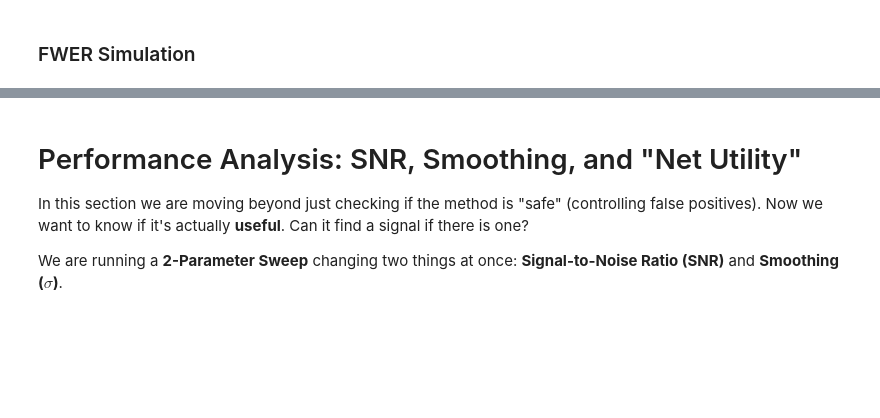
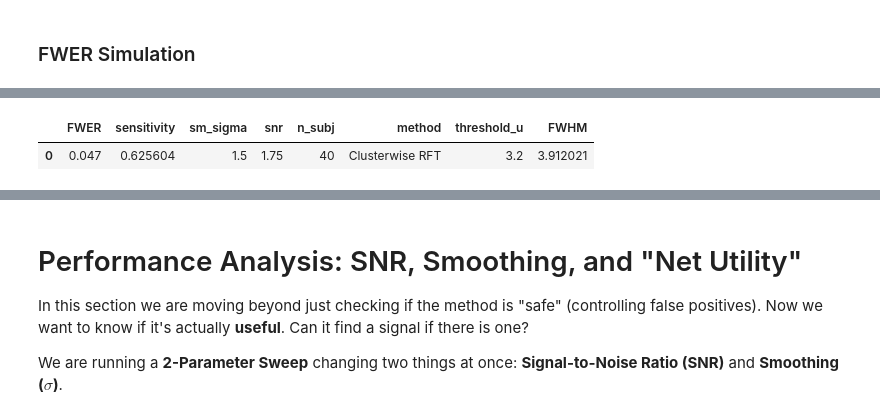
Before and after one commit to lt22412/group_project, a Jupyter notebook: Clusterwise_RFT/Clusterwise_RFT.ipynb, the cells around one changed output, grey strips where cells are left out. Cells and saved outputs as stored; diff of their text form; code cells hidden in the pictures; blank space fills up the shorter version.

```diff
--- a/Clusterwise_RFT/Clusterwise_RFT.ipynb
+++ b/Clusterwise_RFT/Clusterwise_RFT.ipynb
@@ -659,7 +646,7 @@ for threshold in thresholds:
     exp_N = hf.cal_exp_voxels_above_threshold(vol_size, threshold)
     exp_m = hf.compute_expected_clusters(vol_size, W, threshold, D)
     beta = hf.cal_beta_parameter(exp_m, exp_N, D)
-    k_c = np.ceil(hf.compute_critical_cluster_size(exp_m, beta, D, fwer_alpha))
+    k_c = np.ceil(hf.compute_critical_cluster_size(exp_m, beta, D))
 
     ref = table1_kc.get(round(threshold, 1), "-")
     print(f"{threshold:<6.1f}{exp_m:<10.2f}{exp_N:<10.2f}{beta:<10.4f}{k_c:<10.0f}{ref}")
@@ -688,7 +675,7 @@ hf.rng = np.random.default_rng(seed=2026)
 detect_counts = []
 sig_counts = []
 
-threshold = 2.6
+threshold = 3
 no_simulation = 500
 n_subj_list          = [2,5,7,10,15,20,30,45,60]
 for n_subj in n_subj_list:
@@ -721,7 +727,8 @@ hf.rng = np.random.default_rng(seed=2026)
 
 def clusterwise_RFT_Full_Test(sm_sigma_list, snr_list, n_subj_list, threshold_u_list, overlap_threshold,
                                img_side_length=64, signal_radius=6,
-                               no_simulation=10000, fwer_alpha=0.05):
+                               no_simulation=1000, fwer_alpha=0.05,method="normal"):
+    print(f"{method}")
     results_df = pd.DataFrame(columns=["FWER", "sensitivity", "sm_sigma", "snr", "n_subj", "method", "threshold_u", "FWHM"])
 
     combos = [(s, snr, n, u)
@@ -738,7 +745,7 @@ def clusterwise_RFT_Full_Test(sm_sigma_list, snr_list, n_subj_list, threshold_u_
         for i in range(no_simulation):
             FWHM, tmap, res_map, df, true_mask = hf.simulate_one_tmap_test(
                 n_subj=n_sub, img_side_length=img_side_length,
-                smoothing_sigma=sm_sigma, snr=snr, signal_radius=signal_radius)
+                smoothing_sigma=sm_sigma, snr=snr, signal_radius=signal_radius,method=method)
             zmap = hf.tmap_to_zmap(tmap, df)
             detect_labeled, detect_num_clusters, cluster_sizes, sig_labeled, sig_num_clusters = \
                 hf.Rft_clusterwise_indentification(zmap, res_map, u, fwer_alpha)
@@ -779,9 +786,13 @@ signal_radius   = 6
 
 sm_sigma_list    = [0, 0.1, 0.25, 0.5, 0.75, 1.0, 1.25, 1.5, 1.75, 2.0, 2.25, 2.5, 2.75, 3.0]
 snr_list         = [0, 0.1, 0.25, 0.5, 0.75, 1.0, 1.25, 1.5, 1.75, 2.0, 2.25, 2.5, 2.75, 3.0]
-n_subj_list      = [2, 5, 7, 10, 15, 20, 30, 45, 60]
-threshold_u_list = [3]
-no_simulation = 250
+# n_subj_list      = [2, 5, 7, 10, 15, 20, 30, 45, 60]
+threshold_u_list = [3.2]
+no_simulation    = 1000
+sm_sigma_list    = [1.5]
+snr_list         = [1.75]
+n_subj_list      = [40]
+
 
 results_overlap0_df = clusterwise_RFT_Full_Test(
     sm_sigma_list,
@@ -789,7 +800,8 @@ results_overlap0_df = clusterwise_RFT_Full_Test(
     n_subj_list,
     threshold_u_list,
     overlap_threshold = 0,
-    no_simulation=250
+    no_simulation=1000,
+    method ="normal"
 )
 
-results_overlap0_df.to_csv("results_overlap_0_250sim_df.csv")
+#results_overlap0_df.to_csv("results_overlap_0_250sim_df.csv")
@@ -795,0 +832,5 @@ results_overlap0_df.to_csv("results_overlap_0_250sim_df.csv")
+# %%
+results_overlap0_df
+# %% [output]
+|  | FWER | sensitivity | sm_sigma | snr | n_subj | method | threshold_u | FWHM |
+| 0 | 0.047 | 0.625604 | 1.5 | 1.75 | 40 | Clusterwise RFT | 3.2 | 3.912021 |
```
Also changed, not shown: parts of 16 cells of this notebook, 4 other files.
